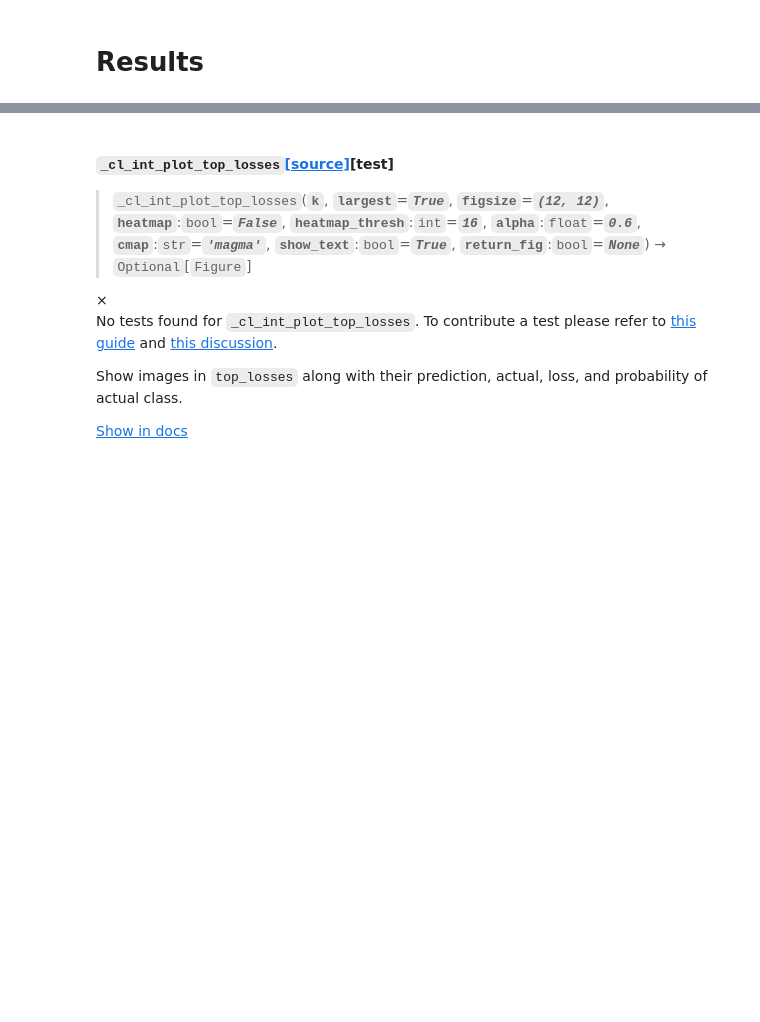
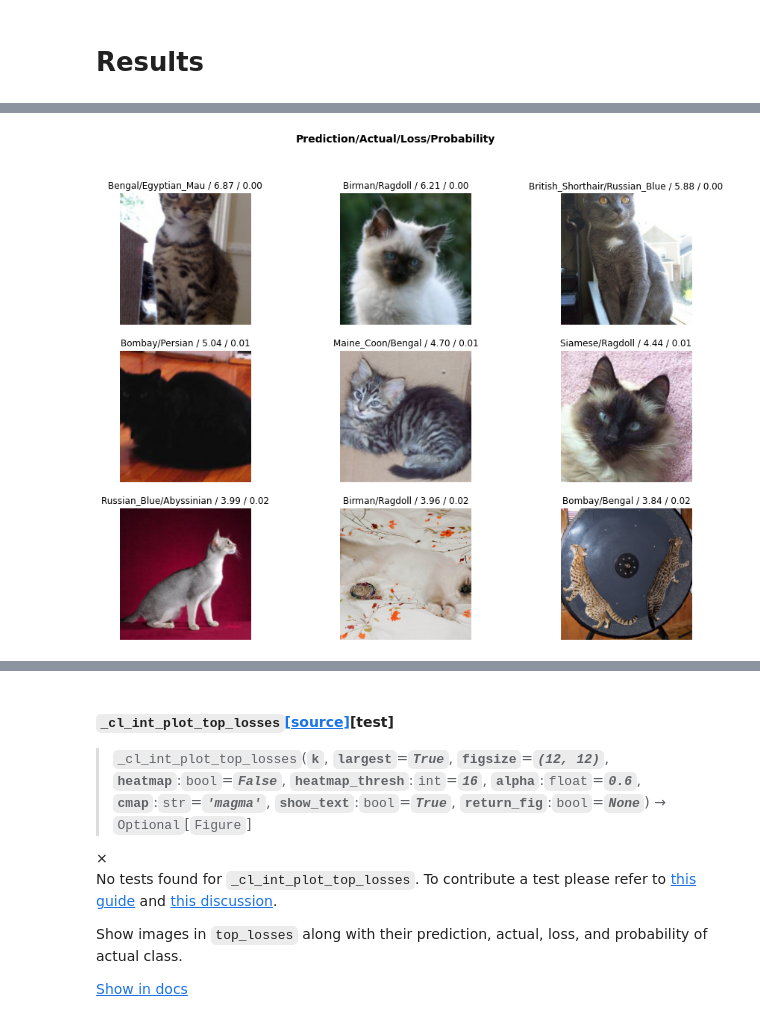
Before and after one commit to AnnieCRY/DS5500-Project2, a Jupyter notebook: pet_classification.ipynb, the cells around one changed output, grey strips where cells are left out. Saved outputs shown, nothing was run; the diff lists cells and outputs as text; code cells hidden in the pictures; blank space fills up the shorter version.

```diff
--- a/pet_classification.ipynb
+++ b/pet_classification.ipynb
@@ -445,0 +455,2 @@ learn.fit_one_cycle(8)
+# %%
+learn_cat.fit_one_cycle(8,1e-05)
@@ -475,3 +496,9 @@ learn.fit_one_cycle(8)
 learn.save('stage-1-50')
 # %% [markdown]
 # Results
+# %%
+interp_cat = ClassificationInterpretation.from_learner(learn_cat)
+
+losses,idxs = interp_cat.top_losses()
+
+len(data_cat.valid_ds)==len(losses)==len(idxs)
@@ -477,0 +508,4 @@ learn.save('stage-1-50')
+# %%
+interp_cat.plot_top_losses(9, figsize=(15,11))
+# %% [output]
+[figure, added]
```
Also changed, not shown: parts of 10 cells of this notebook.
